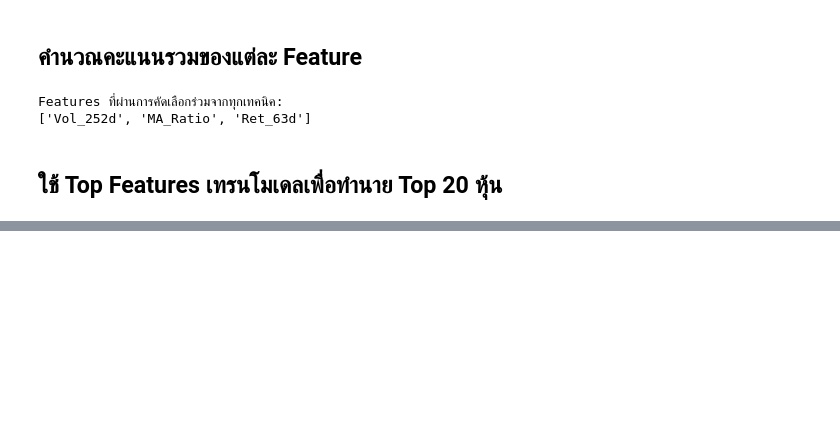
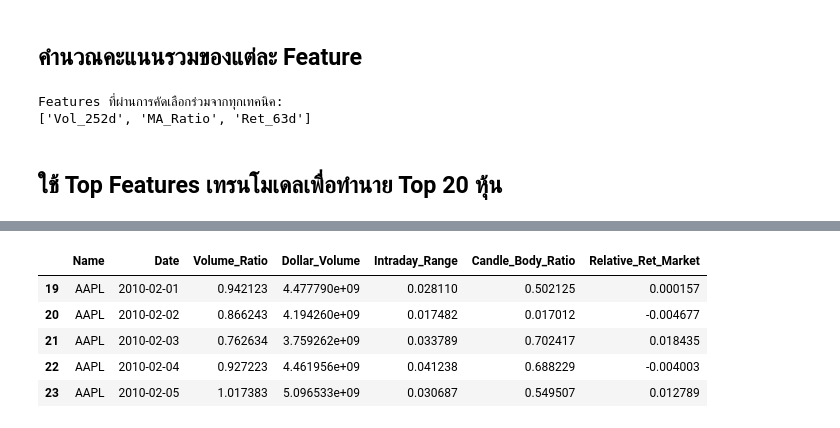
Before and after one commit to Piyawat1313/Data_Analysis, a Jupyter notebook: Machine-Learning/project-nadtaq/Features.ipynb, the cells around one changed output, grey strips where cells are left out. Cells and saved outputs as stored; diff of their text form; code cells hidden in the pictures; blank space fills up the shorter version.

```diff
--- a/Machine-Learning/project-nadtaq/Features.ipynb
+++ b/Machine-Learning/project-nadtaq/Features.ipynb
@@ -299,0 +462,43 @@ print(top_20_stocks)
+# %%
+# step 1
+df = df.sort_values(['Name', 'Date']).reset_index(drop=True)
+
+# step 2
+df['Vol_MA_20'] = df.groupby('Name')['Volume'].transform(
+    lambda x: x.rolling(20).mean()
+)
+df['Volume_Ratio'] = df['Volume'] / (df['Vol_MA_20'] + 1e-6)
+df['Dollar_Volume'] = df['Adj Close'] * df['Volume']
+
+# step 3
+df['Intraday_Range'] = (df['High'] - df['Low']) / (df['Adj Close'] + 1e-6)
+df['Candle_Body_Ratio'] = (df['Close'] - df['Open']).abs() / (
+    (df['High'] - df['Low']) + 1e-6
+)
+
+# step 4
+df['Daily_Return'] = df.groupby('Name')['Adj Close'].pct_change()
+market_daily_ret = df.groupby('Date')['Daily_Return'].transform('mean')
+df['Relative_Ret_Market'] = df['Daily_Return'] - market_daily_ret
+
+# step 5
+df['Month'] = df['Date'].dt.month
+df['Quarter'] = df['Date'].dt.quarter
+df['DayOfWeek'] = df['Date'].dt.dayofweek
+
+# step 6
+new_features = [
+    'Volume_Ratio',
+    'Dollar_Volume',
+    'Intraday_Range',
+    'Candle_Body_Ratio',
+    'Relative_Ret_Market',
+]
+df[['Name', 'Date'] + new_features].dropna().head()
+# %% [output]
+|  | Name | Date | Volume_Ratio | Dollar_Volume | Intraday_Range | Candle_Body_Ratio | Relative_Ret_Market |
+| 19 | AAPL | 2010-02-01 | 0.942123 | 4.477790e+09 | 0.028110 | 0.502125 | 0.000157 |
+| 20 | AAPL | 2010-02-02 | 0.866243 | 4.194260e+09 | 0.017482 | 0.017012 | -0.004677 |
+| 21 | AAPL | 2010-02-03 | 0.762634 | 3.759262e+09 | 0.033789 | 0.702417 | 0.018435 |
+| 22 | AAPL | 2010-02-04 | 0.927223 | 4.461956e+09 | 0.041238 | 0.688229 | -0.004003 |
+| 23 | AAPL | 2010-02-05 | 1.017383 | 5.096533e+09 | 0.030687 | 0.549507 | 0.012789 |
```
Also changed, not shown: parts of 17 cells of this notebook, 3 other files.
